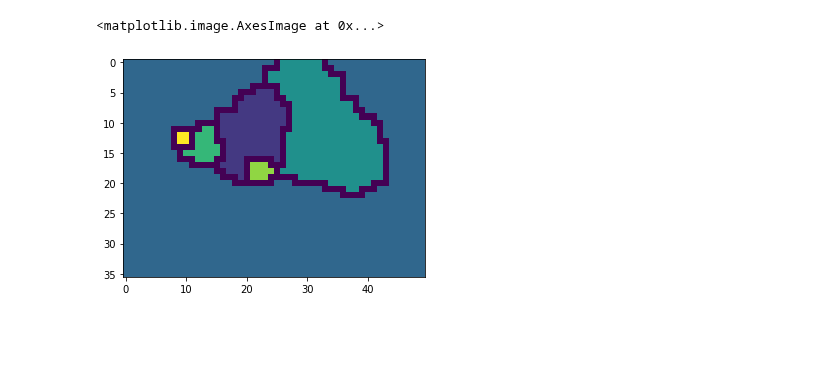
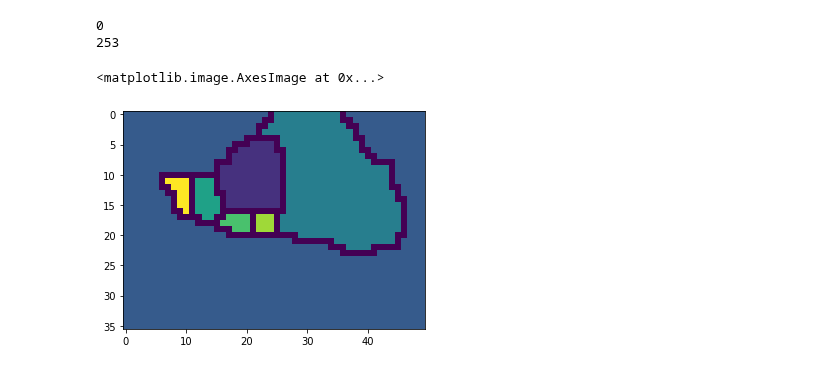
Before and after one commit to mpiannucci/surfrs, a Jupyter notebook: doc/watershed.ipynb, the cells around one changed output. Cells and saved outputs as stored; diff of their text form; code cells hidden in the pictures; blank space fills up the shorter version.

```diff
--- a/doc/watershed.ipynb
+++ b/doc/watershed.ipynb
@@ -23,9 +25,11 @@ plt.imshow(signal)
 # %%
 import watershed
 
-w = watershed.Watershed()
+w = watershed.Watershed(255)
 labels = w.apply(np.array(signal_image))
 plt.imshow(labels)
 # %% [output]
-<matplotlib.image.AxesImage at 0x...>
+0
+253
+<matplotlib.image.AxesImage at 0x...>
-[figure, old version]
+[figure, new version]
```
Also changed, not shown: parts of 1 cell of this notebook, 4 other files.
